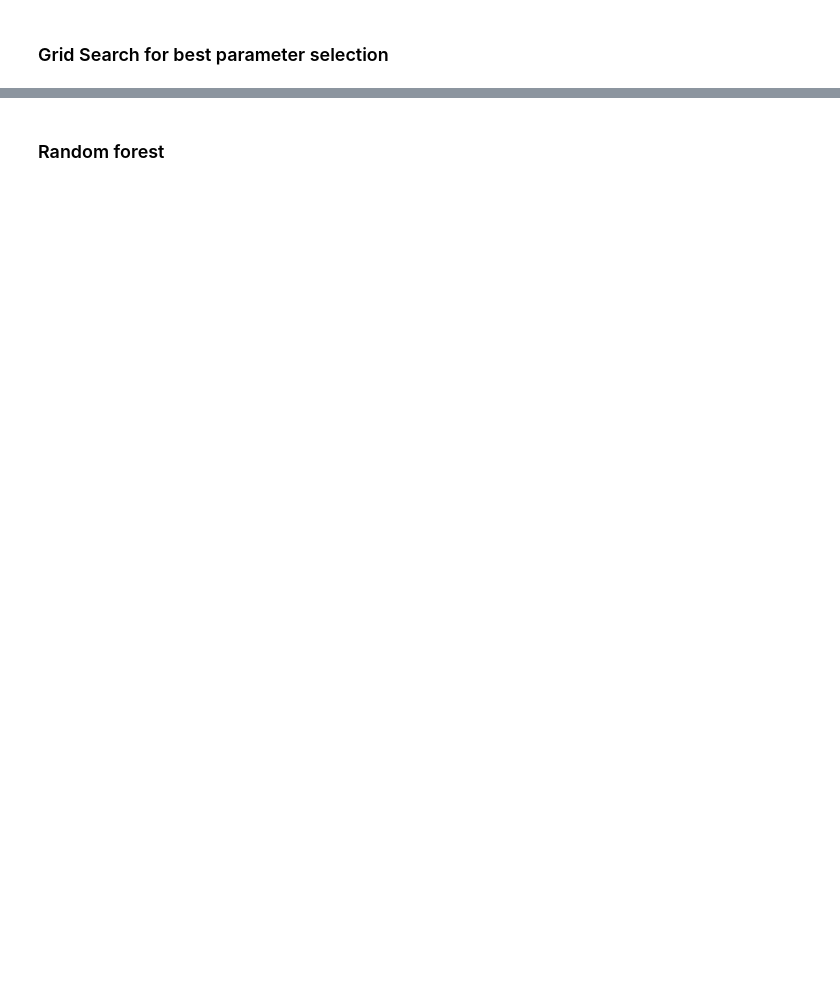
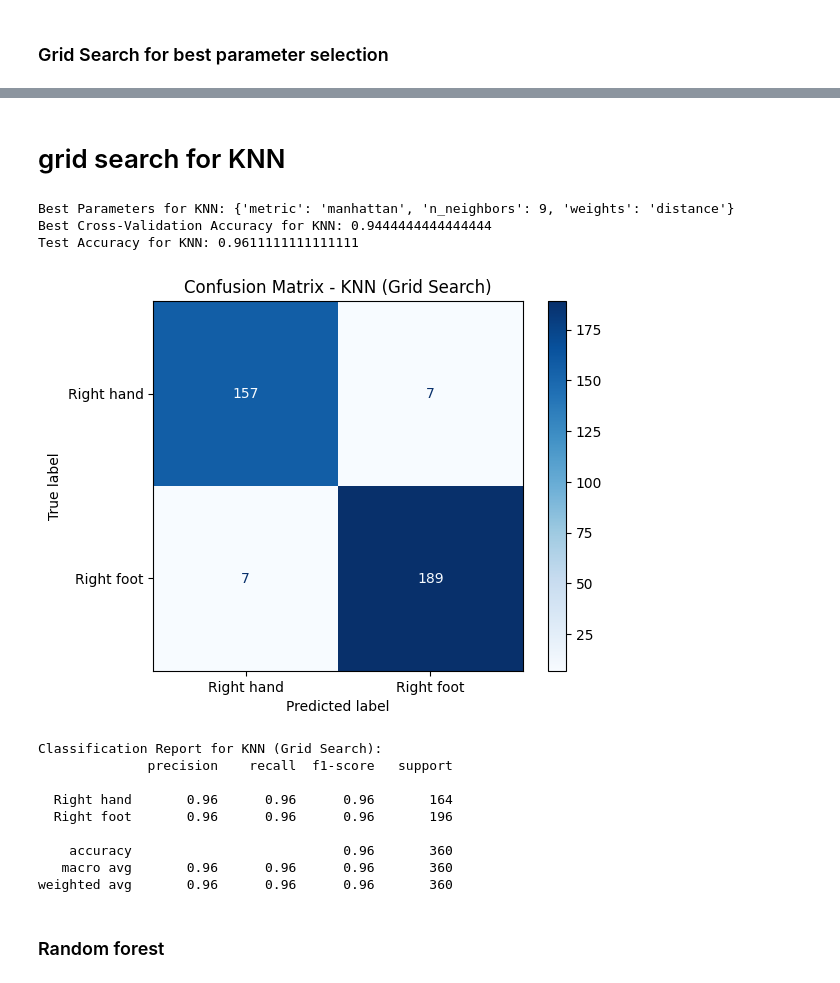
Before and after one commit to mazils/Tools-of-AI, a Jupyter notebook: clasification.ipynb, the cells around one changed output, grey strips where cells are left out. Cells and saved outputs as stored; diff of their text form; code cells hidden in the pictures; blank space fills up the shorter version.

```diff
--- a/clasification.ipynb
+++ b/clasification.ipynb
@@ -700,3 +714,62 @@ KeyboardInterrupt:
+# %% [markdown]
+# grid search for KNN
+# %%
+from sklearn.model_selection import GridSearchCV
+from sklearn.neighbors import KNeighborsClassifier
+from sklearn.metrics import accuracy_score
+from sklearn.metrics import confusion_matrix, ConfusionMatrixDisplay
+
+# Define the KNN model
+knn = KNeighborsClassifier()
+
+# Define the grid of hyperparameters to search
+param_grid = {
+    'n_neighbors': [3, 5, 7, 9, 11],  # Number of neighbors
+    'weights': ['uniform', 'distance'],  # Weight function
+    'metric': ['euclidean', 'manhattan', 'minkowski']  # Distance metric
+}
+
+# Perform grid search with cross-validation
+grid_search_knn = GridSearchCV(knn, param_grid, cv=10, scoring='accuracy')
+grid_search_knn.fit(X_train, y_train.ravel())
+
+# Print the best parameters and best score
+print("Best Parameters for KNN:", grid_search_knn.best_params_)
+print("Best Cross-Validation Accuracy for KNN:", grid_search_knn.best_score_)
+
+# Train the best model on the full training set
+best_knn = grid_search_knn.best_estimator_
+y_pred_knn = best_knn.predict(X_test)
+
+# Evaluate the final model
+knn_accuracy = accuracy_score(y_test, y_pred_knn)
+print("Test Accuracy for KNN:", knn_accuracy)
+# Generate the confusion matrix
+cm_knn = confusion_matrix(y_test, y_pred_knn)
+
+# Display the confusion matrix
+disp_knn = ConfusionMatrixDisplay(confusion_matrix=cm_knn, display_labels=['Right hand', 'Right foot'])
+disp_knn.plot(cmap=plt.cm.Blues)
+plt.title("Confusion Matrix - KNN (Grid Search)")
+plt.show()
+# Generate classification report
+report_knn = classification_report(y_test, y_pred_knn, target_names=['Right hand', 'Right foot'])
+print("Classification Report for KNN (Grid Search):")
+print(report_knn)
+# %% [output]
+Best Parameters for KNN: {'metric': 'manhattan', 'n_neighbors': 9, 'weights': 'distance'}
+Best Cross-Validation Accuracy for KNN: 0.9444444444444444
+Test Accuracy for KNN: 0.9611111111111111
+[figure, added]
+Classification Report for KNN (Grid Search):
+              precision    recall  f1-score   support
+
+  Right hand       0.96      0.96      0.96       164
+  Right foot       0.96      0.96      0.96       196
+
+    accuracy                           0.96       360
+   macro avg       0.96      0.96      0.96       360
+weighted avg       0.96      0.96      0.96       360
 # %% [markdown]
 ### Random forest
 # %%
```
Also changed, not shown: parts of 36 cells of this notebook.
